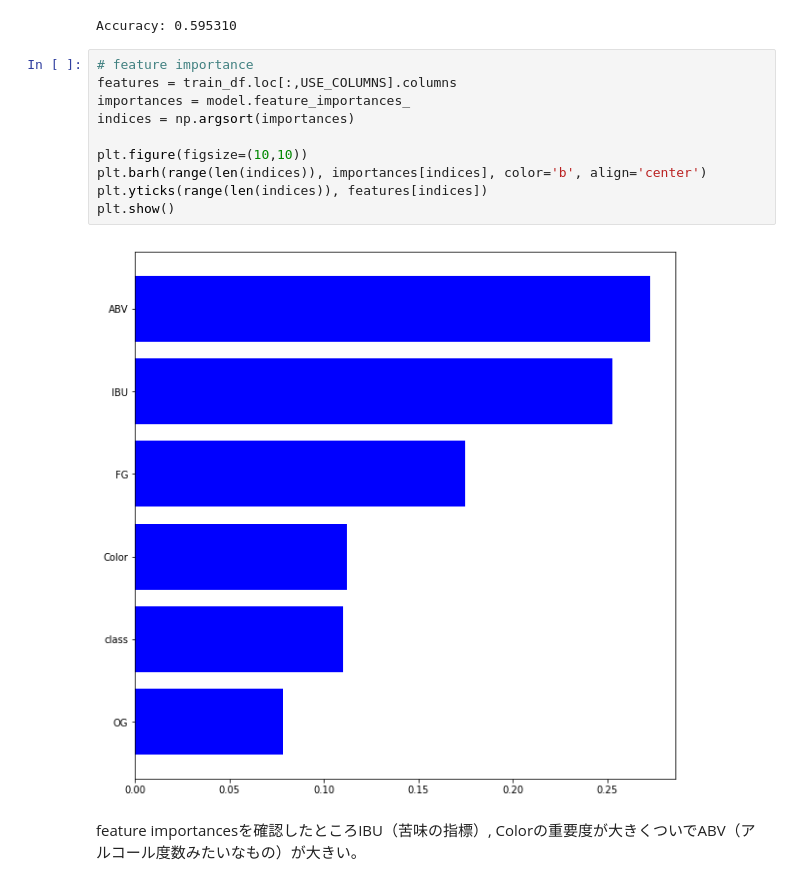
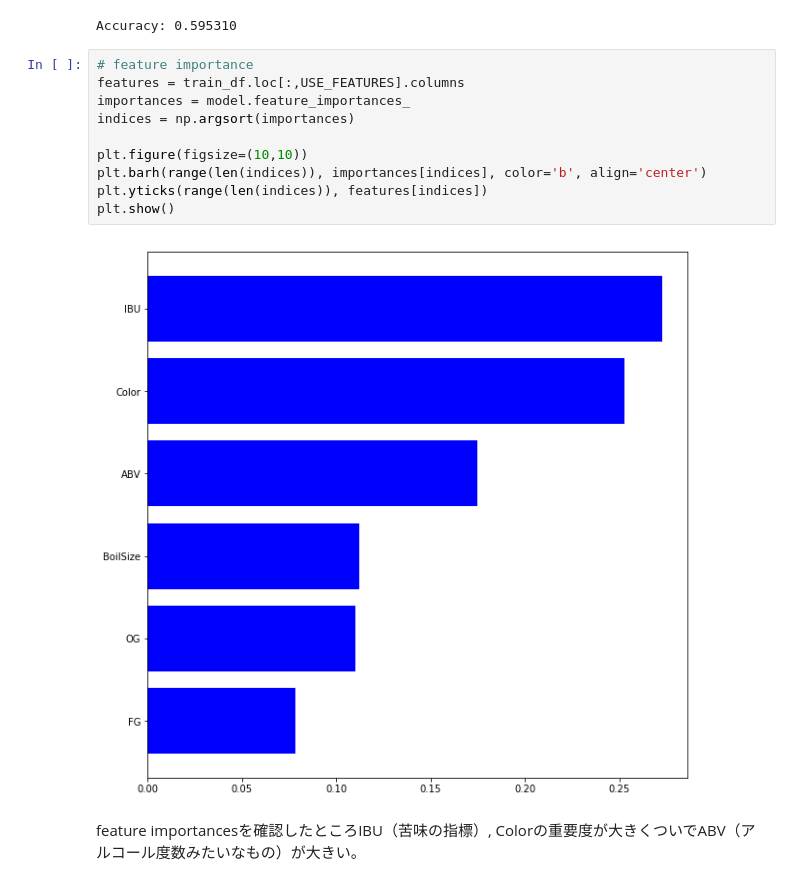
Before and after one commit to wmichi/Aijc_study_group, a Jupyter notebook: 20190518_BasicVisualization/notebooks/03_ModelingHandsOn/ModelingExample.ipynb, the cells around one changed output. Drawn from its saved outputs; the diff is of its cells as text.

Commit message:
USE_FEATURESに修正

```diff
--- a/20190518_BasicVisualization/notebooks/03_ModelingHandsOn/ModelingExample.ipynb
+++ b/20190518_BasicVisualization/notebooks/03_ModelingHandsOn/ModelingExample.ipynb
@@ -149,16 +149,16 @@ print('Accuracy: {:3f}'.format(accuracy))
 Accuracy: 0.595310
 # %%
 # feature importance
-features = train_df.loc[:,USE_COLUMNS].columns
+features = train_df.loc[:,USE_FEATURES].columns
 importances = model.feature_importances_
 indices = np.argsort(importances)
 
 plt.figure(figsize=(10,10))
 plt.barh(range(len(indices)), importances[indices], color='b', align='center')
 plt.yticks(range(len(indices)), features[indices])
 plt.show()
 # %% [output]
-[figure, old version]
+[figure, new version]
 # %% [markdown]
 feature importancesを確認したところIBU（苦味の指標）, Colorの重要度が大きくついでABV（アルコール度数みたいなもの）が大きい。
 # %%
```
Also changed, not shown: parts of 2 cells of this notebook.
